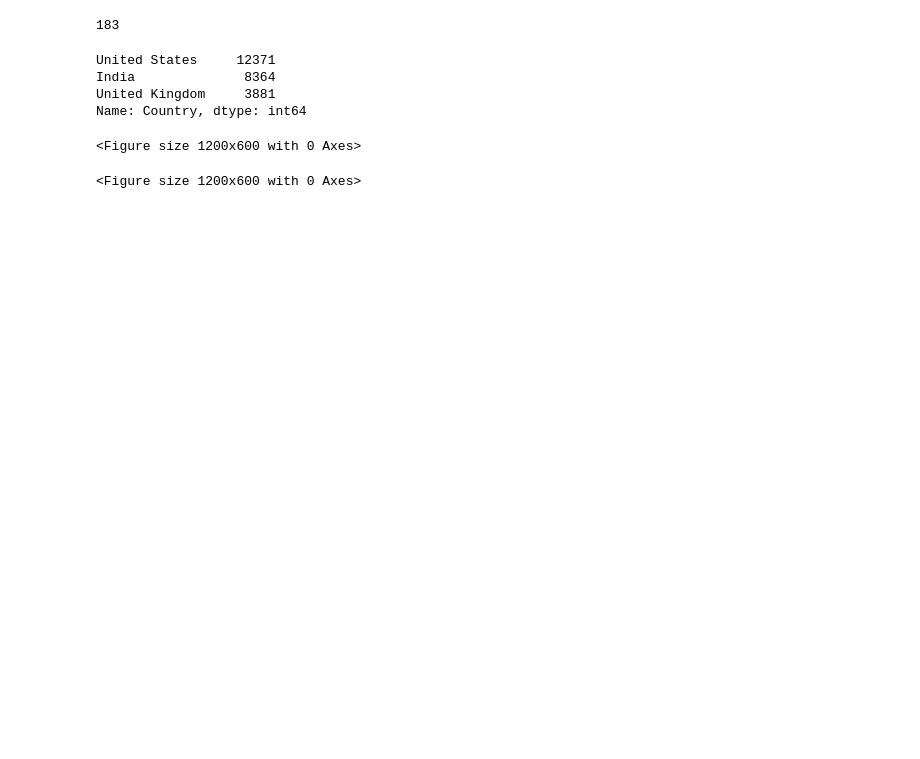
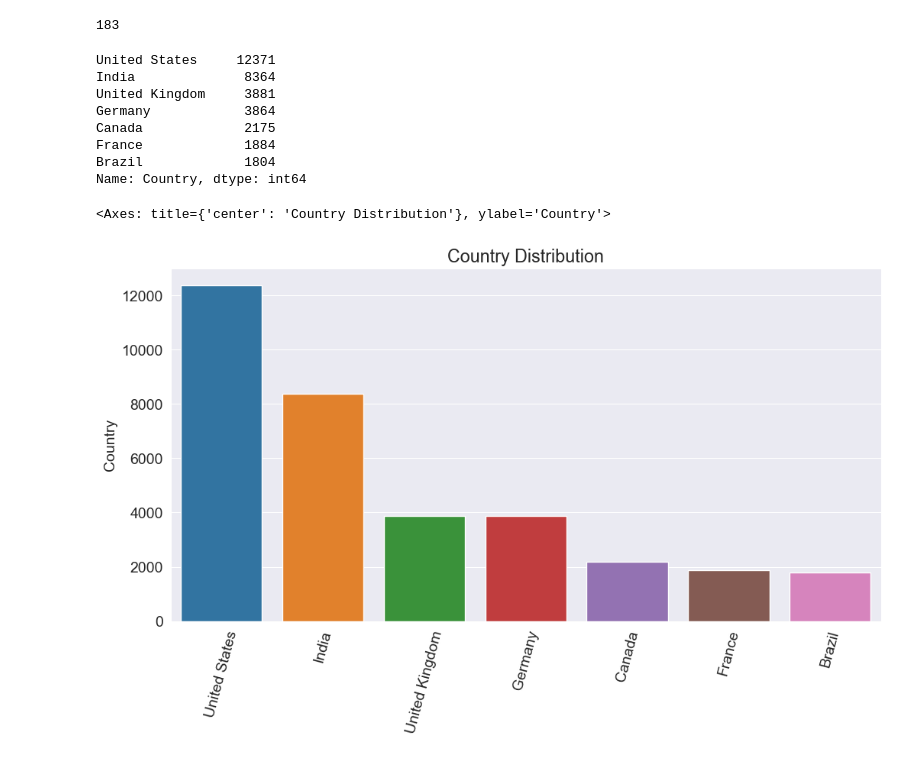
Before and after one commit to fabrice-programmer/project-das, a Jupyter notebook: realworld.ipynb, the cells around one changed output. Drawn from its saved outputs; the diff is of its cells as text; code cells hidden in the pictures; blank space fills up the shorter version.

```diff
--- a/realworld.ipynb
+++ b/realworld.ipynb
@@ -207,15 +207,22 @@ survey_df.Country.nunique()
 # %% [output]
 183
 # %%
-top_countries=survey_df.Country.value_counts().head(3)
+top_countries=survey_df.Country.value_counts().head(7)
 top_countries
 # %% [output]
 United States     12371
 India              8364
 United Kingdom     3881
+Germany            3864
+Canada             2175
+France             1884
+Brazil             1804
 Name: Country, dtype: int64
 # %%
 plt.figure(figsize=(12,6))
+plt.xticks(rotation=75)
+plt.title("Country Distribution")
+sns.barplot(x=top_countries.index, y=top_countries)
 # %% [output]
-<Figure size 1200x600 with 0 Axes>
+<Axes: title={'center': 'Country Distribution'}, ylabel='Country'>
-<Figure size 1200x600 with 0 Axes>
+[figure, added]
```
Also changed, not shown: parts of 2 cells of this notebook.
